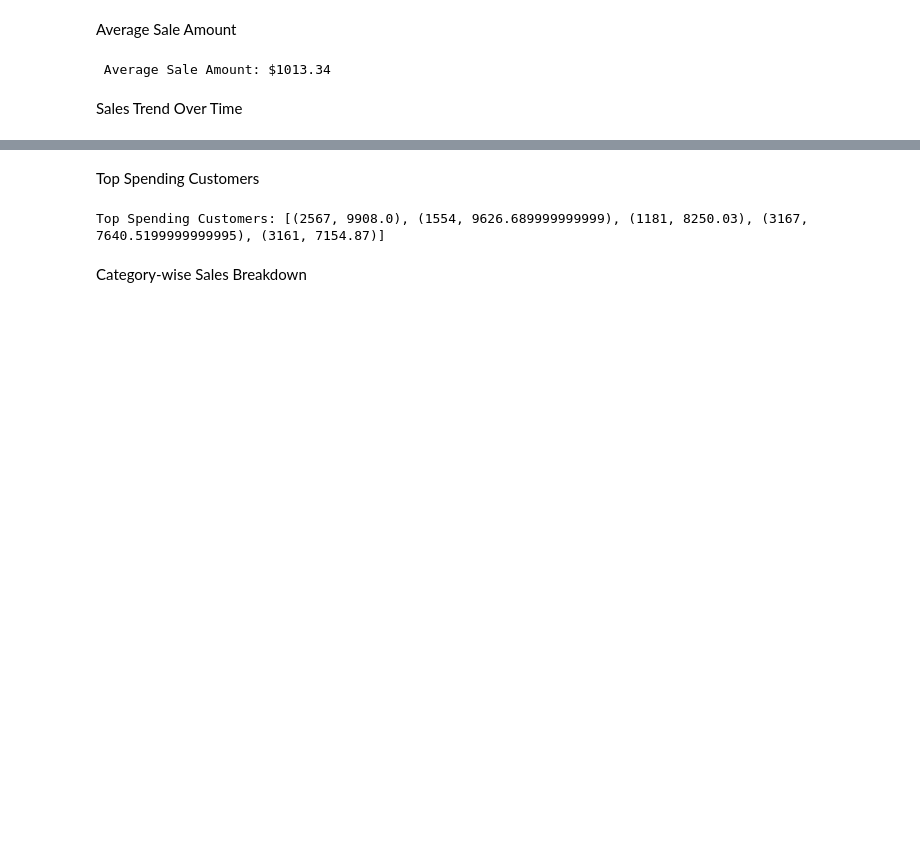
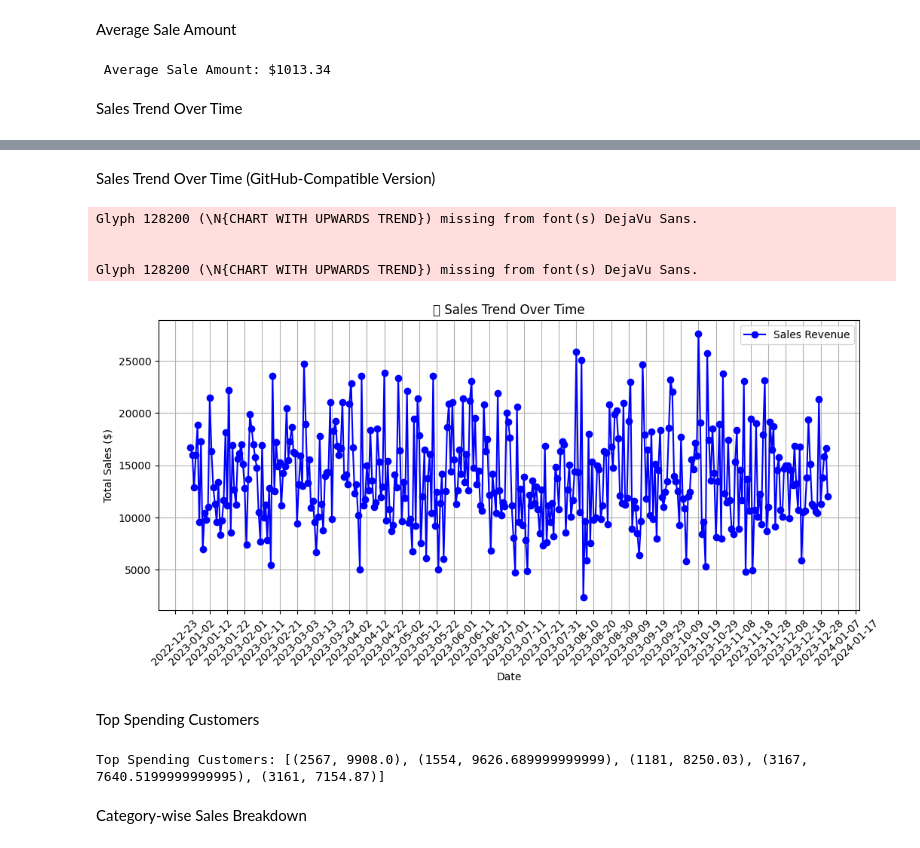
Before and after one commit to mansibora20/PySpark, a Jupyter notebook: 04_RDD_Advanced_Operations.ipynb, the cells around one changed output, grey strips where cells are left out. Cells and saved outputs as stored; diff of their text form; code cells hidden in the pictures; blank space fills up the shorter version.

```diff
--- a/04_RDD_Advanced_Operations.ipynb
+++ b/04_RDD_Advanced_Operations.ipynb
@@ -141,6 +141,57 @@ fig.update_layout(
 fig.show()
 # %% [output]
 [interactive output not drawn]
+# %% [markdown]
+Sales Trend Over Time (GitHub-Compatible Version)
+# %%
+from collections import defaultdict
+import matplotlib.pyplot as plt
+import matplotlib.dates as mdates
+
+# Aggregate sales by date
+sales_by_date = sales_rdd.map(lambda x: (x[5], x[4])).reduceByKey(lambda x, y: x + y).collect()
+
+# Convert to dictionary for plotting
+date_sales_dict = defaultdict(float)
+for date, amount in sales_by_date:
+    date_sales_dict[date] = amount
+
+# Sort by date
+sorted_sales = sorted(date_sales_dict.items())
+
+# Extract dates and sales amounts
+dates, sales = zip(*sorted_sales)
+
+# Convert string dates to datetime for better plotting
+import datetime
+dates = [datetime.datetime.strptime(d, "%Y-%m-%d") for d in dates]
+
+# Create Matplotlib plot
+plt.figure(figsize=(12, 5))
+plt.plot(dates, sales, marker="o", linestyle="-", color="blue", label="Sales Revenue")
+
+# Format x-axis for better date visibility
+plt.gca().xaxis.set_major_formatter(mdates.DateFormatter('%Y-%m-%d'))
+plt.gca().xaxis.set_major_locator(mdates.DayLocator(interval=10))  # Adjust interval as needed
+
+plt.xticks(rotation=45)
+plt.xlabel("Date")
+plt.ylabel("Total Sales ($)")
+plt.title("📈 Sales Trend Over Time")
+plt.legend()
+plt.grid()
+
+# Save as PNG for GitHub visibility
+plt.savefig("sales_trend.png", bbox_inches="tight", dpi=300)
+
+# Show the plot
+plt.show()
+# %% [output]
+Glyph 128200 (\N{CHART WITH UPWARDS TREND}) missing from font(s) DejaVu Sans.
+
+
+Glyph 128200 (\N{CHART WITH UPWARDS TREND}) missing from font(s) DejaVu Sans.
+[figure, added]
 # %% [markdown]
 Top Spending Customers
 # %%
```
